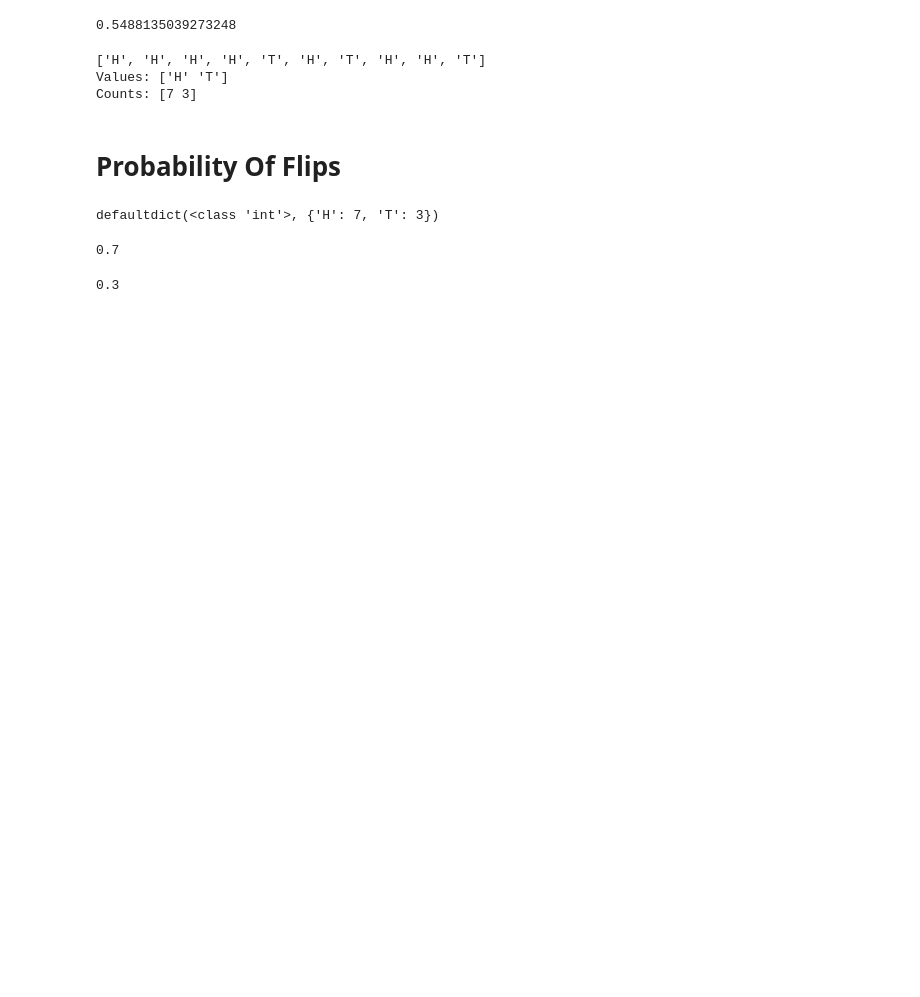
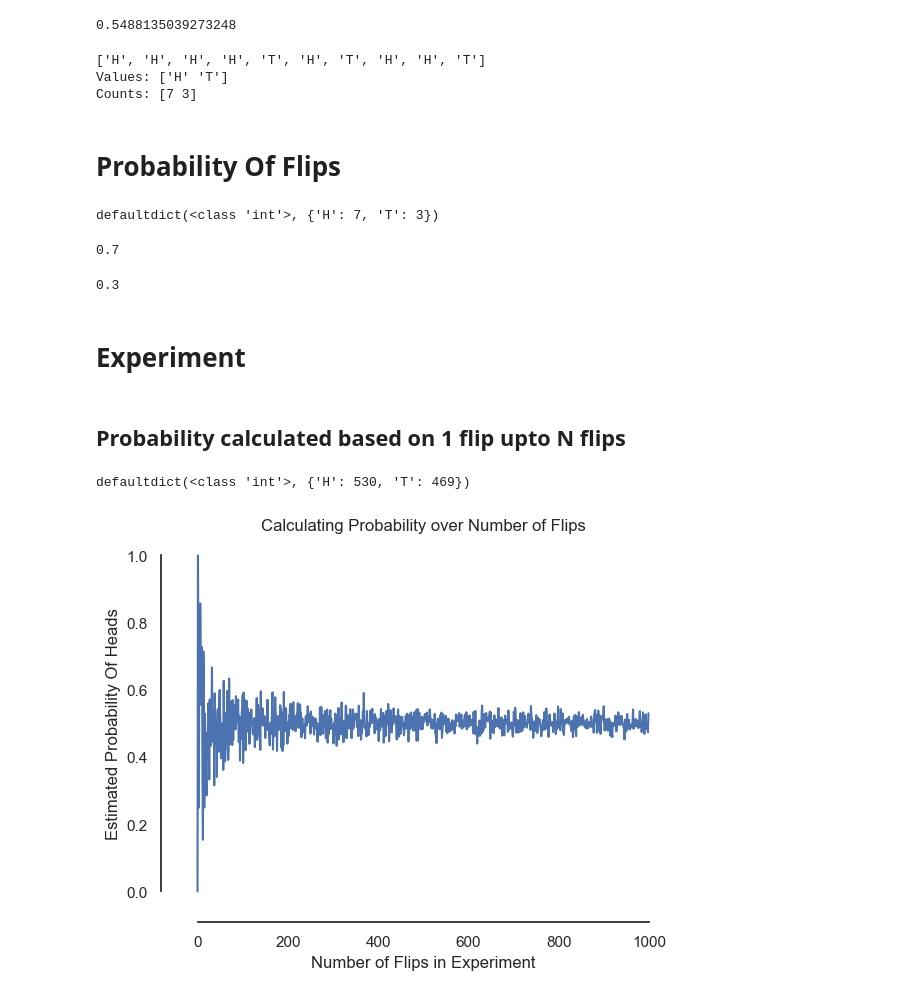
Before and after one commit to shafaq-aslam/statistics-prob, a Jupyter notebook: 05_coin_flips.ipynb, the cells around one changed output. Saved outputs shown, nothing was run; the diff lists cells and outputs as text; code cells hidden in the pictures; blank space fills up the shorter version.

```diff
--- a/05_coin_flips.ipynb
+++ b/05_coin_flips.ipynb
@@ -109,3 +109,30 @@ prob_tail = frequency['T'] / len(num_flips)
 print(prob_tail)
 # %% [output]
 0.3
+# %% [markdown]
+# Experiment
+# %% [markdown]
+## Probability calculated based on 1 flip upto N flips
+# %%
+max_flips = 1000
+
+prob = []
+for num_flips in range(1, max_flips):
+    flips = flip(num_flips)
+    freq = get_freq(flips)
+    prob_h = freq['H']/len(flips)
+
+    prob.append(prob_h)
+# %%
+print(freq)
+# %% [output]
+defaultdict(<class 'int'>, {'H': 530, 'T': 469})
+# %%
+plt.plot(prob)
+plt.ylabel("Estimated Probability Of Heads")
+plt.xlabel("Number of Flips in Experiment")
+plt.title("Calculating Probability over Number of Flips")
+sns.despine(offset=10, trim=True)
+plt.show()
+# %% [output]
+[figure, added]
```
Also changed, not shown: parts of 4 cells of this notebook.
